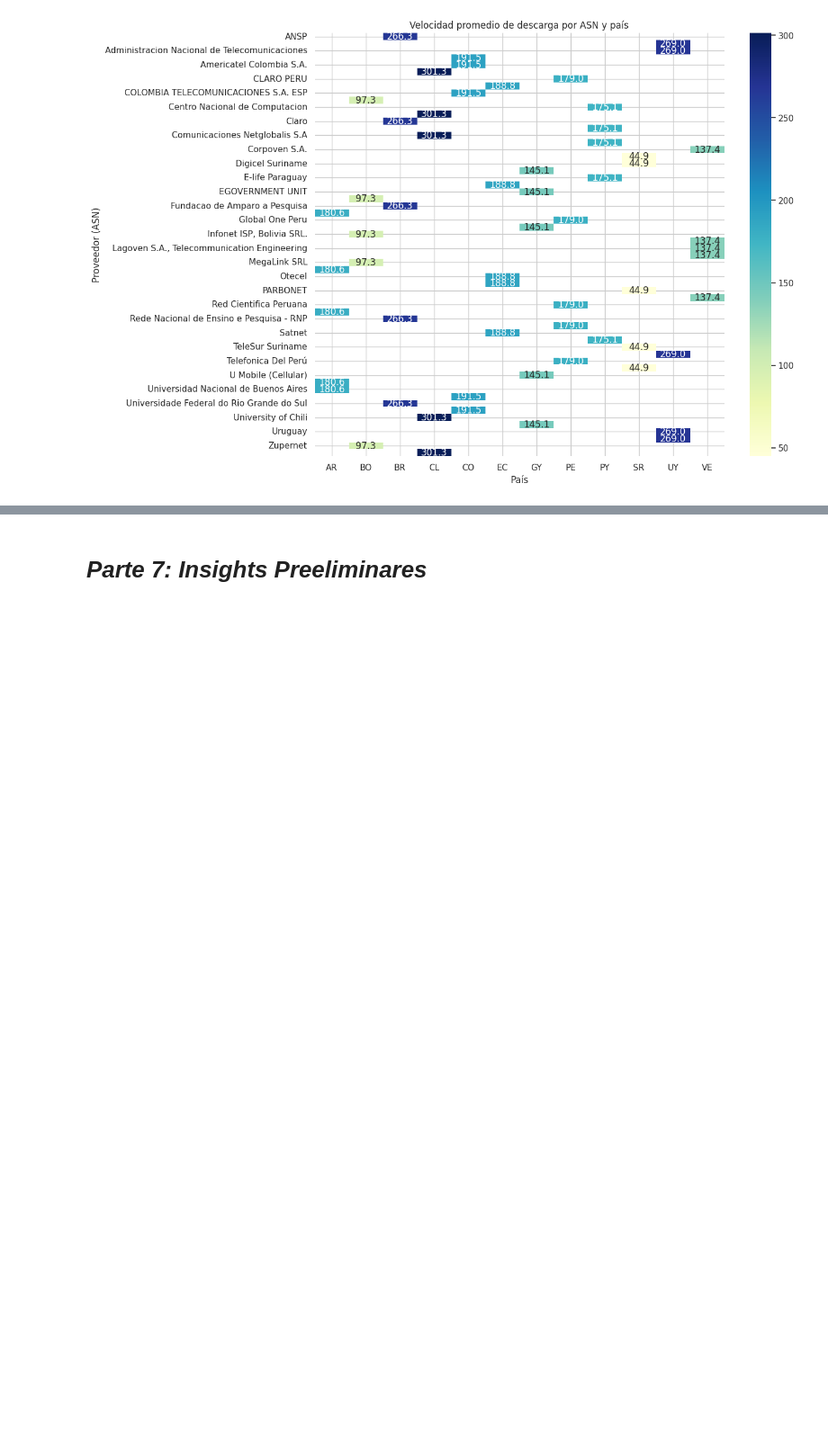
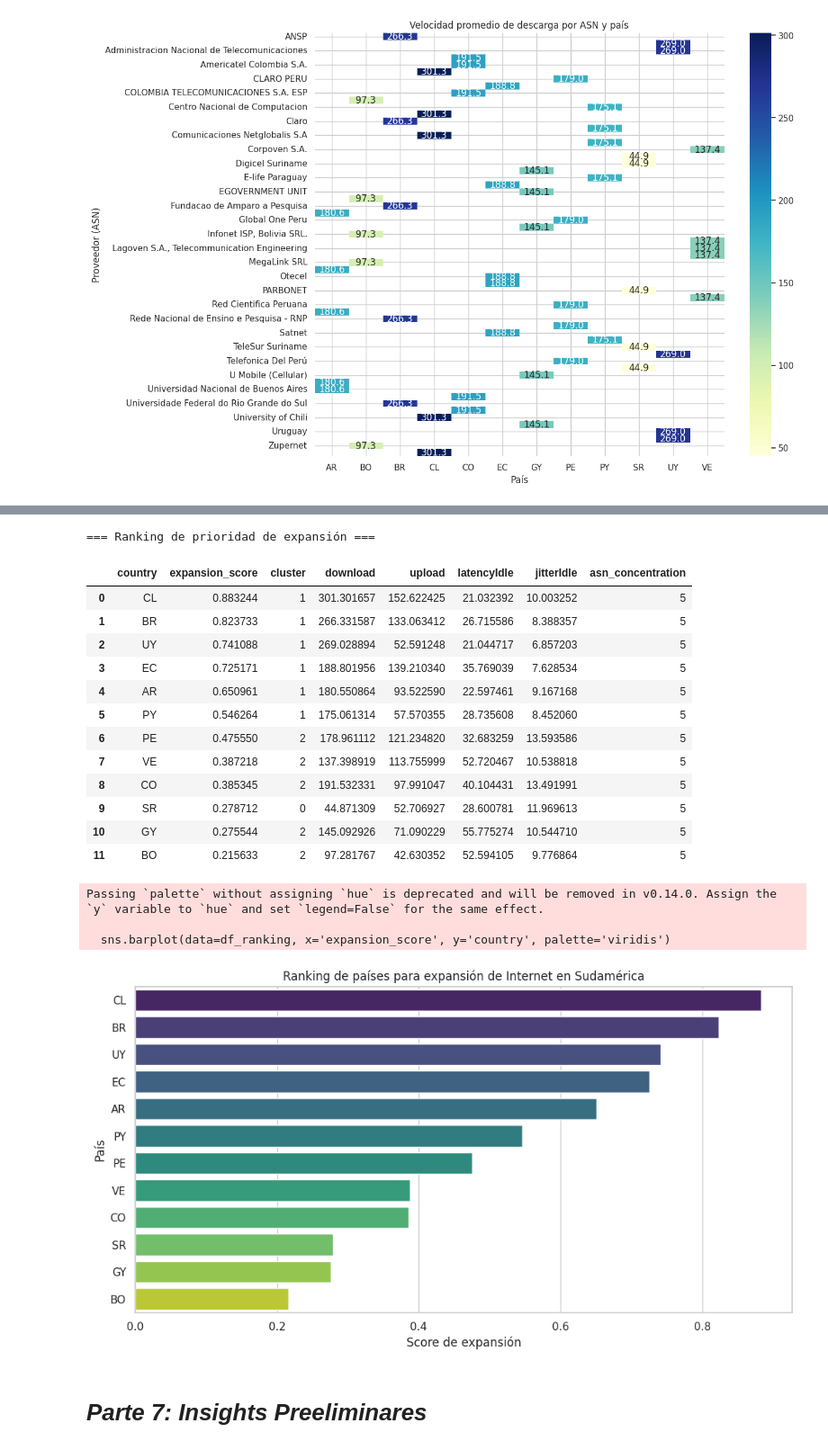
Before and after one commit to Angebarrutia/Coderhouse-Curso-Data-Science-II, a Jupyter notebook: Entregas/Primera Entrega/ProyectoEntrega1DSII_BarrutiaAngela.ipynb, the cells around one changed output, grey strips where cells are left out. Shown at 90% size. Cells and saved outputs as stored; diff of their text form; code cells hidden in the pictures; blank space fills up the shorter version.

```diff
--- a/Entregas/Primera Entrega/ProyectoEntrega1DSII_BarrutiaAngela.ipynb
+++ b/Entregas/Primera Entrega/ProyectoEntrega1DSII_BarrutiaAngela.ipynb
@@ -653,2 +903,56 @@ plt.show()
+# %%
+# ================================
+# BLOQUE 8: Ranking de prioridad de expansión
+# ================================
+
+# Crear un score simple basado en:
+# - Velocidad de descarga y subida (mayor = mejor)
+# - Latencia y jitter (menor = mejor)
+# - Concentración de ASNs (mayor = mejor, facilita estrategia)
+
+# Normalizar variables para combinarlas
+df_ml['download_norm'] = (df_ml['download'] - df_ml['download'].min()) / (df_ml['download'].max() - df_ml['download'].min())
+df_ml['upload_norm'] = (df_ml['upload'] - df_ml['upload'].min()) / (df_ml['upload'].max() - df_ml['upload'].min())
+df_ml['latency_norm'] = 1 - ((df_ml['latencyIdle'] - df_ml['latencyIdle'].min()) / (df_ml['latencyIdle'].max() - df_ml['latencyIdle'].min()))
+df_ml['jitter_norm'] = 1 - ((df_ml['jitterIdle'] - df_ml['jitterIdle'].min()) / (df_ml['jitterIdle'].max() - df_ml['jitterIdle'].min()))
+df_ml['asn_norm'] = (df_ml['asn_concentration'] - df_ml['asn_concentration'].min()) / (df_ml['asn_concentration'].max() - df_ml['asn_concentration'].min())
+
+# Score final: promedio de métricas normalizadas
+df_ml['expansion_score'] = df_ml[['download_norm', 'upload_norm', 'latency_norm', 'jitter_norm', 'asn_norm']].mean(axis=1)
+
+# Ranking de países
+df_ranking = df_ml.sort_values('expansion_score', ascending=False)[['country', 'expansion_score', 'cluster', 'download', 'upload', 'latencyIdle', 'jitterIdle', 'asn_concentration']]
+df_ranking.reset_index(drop=True, inplace=True)
+
+# Mostrar ranking
+print("=== Ranking de prioridad de expansión ===")
+display(df_ranking)
+
+# Opcional: visualización del ranking
+plt.figure(figsize=(12,6))
+sns.barplot(data=df_ranking, x='expansion_score', y='country', palette='viridis')
+plt.title('Ranking de países para expansión de Internet en Sudamérica')
+plt.xlabel('Score de expansión')
+plt.ylabel('País')
+plt.show()
+# %% [output]
+=== Ranking de prioridad de expansión ===
+|  | country | expansion_score | cluster | download | upload | latencyIdle | jitterIdle | asn_concentration |
+| 0 | CL | 0.883244 | 1 | 301.301657 | 152.622425 | 21.032392 | 10.003252 | 5 |
+| 1 | BR | 0.823733 | 1 | 266.331587 | 133.063412 | 26.715586 | 8.388357 | 5 |
+| 2 | UY | 0.741088 | 1 | 269.028894 | 52.591248 | 21.044717 | 6.857203 | 5 |
+| 3 | EC | 0.725171 | 1 | 188.801956 | 139.210340 | 35.769039 | 7.628534 | 5 |
+| 4 | AR | 0.650961 | 1 | 180.550864 | 93.522590 | 22.597461 | 9.167168 | 5 |
+| 5 | PY | 0.546264 | 1 | 175.061314 | 57.570355 | 28.735608 | 8.452060 | 5 |
+| 6 | PE | 0.475550 | 2 | 178.961112 | 121.234820 | 32.683259 | 13.593586 | 5 |
+| 7 | VE | 0.387218 | 2 | 137.398919 | 113.755999 | 52.720467 | 10.538818 | 5 |
+| 8 | CO | 0.385345 | 2 | 191.532331 | 97.991047 | 40.104431 | 13.491991 | 5 |
+| 9 | SR | 0.278712 | 0 | 44.871309 | 52.706927 | 28.600781 | 11.969613 | 5 |
+| 10 | GY | 0.275544 | 2 | 145.092926 | 71.090229 | 55.775274 | 10.544710 | 5 |
+| 11 | BO | 0.215633 | 2 | 97.281767 | 42.630352 | 52.594105 | 9.776864 | 5 |
+Passing `palette` without assigning `hue` is deprecated and will be removed in v0.14.0. Assign the `y` variable to `hue` and set `legend=False` for the same effect.
+
+  sns.barplot(data=df_ranking, x='expansion_score', y='country', palette='viridis')
+[figure, added]
 # %% [markdown]
 # *Parte 7: Insights Preeliminares*
```
Also changed, not shown: parts of 18 cells of this notebook.
